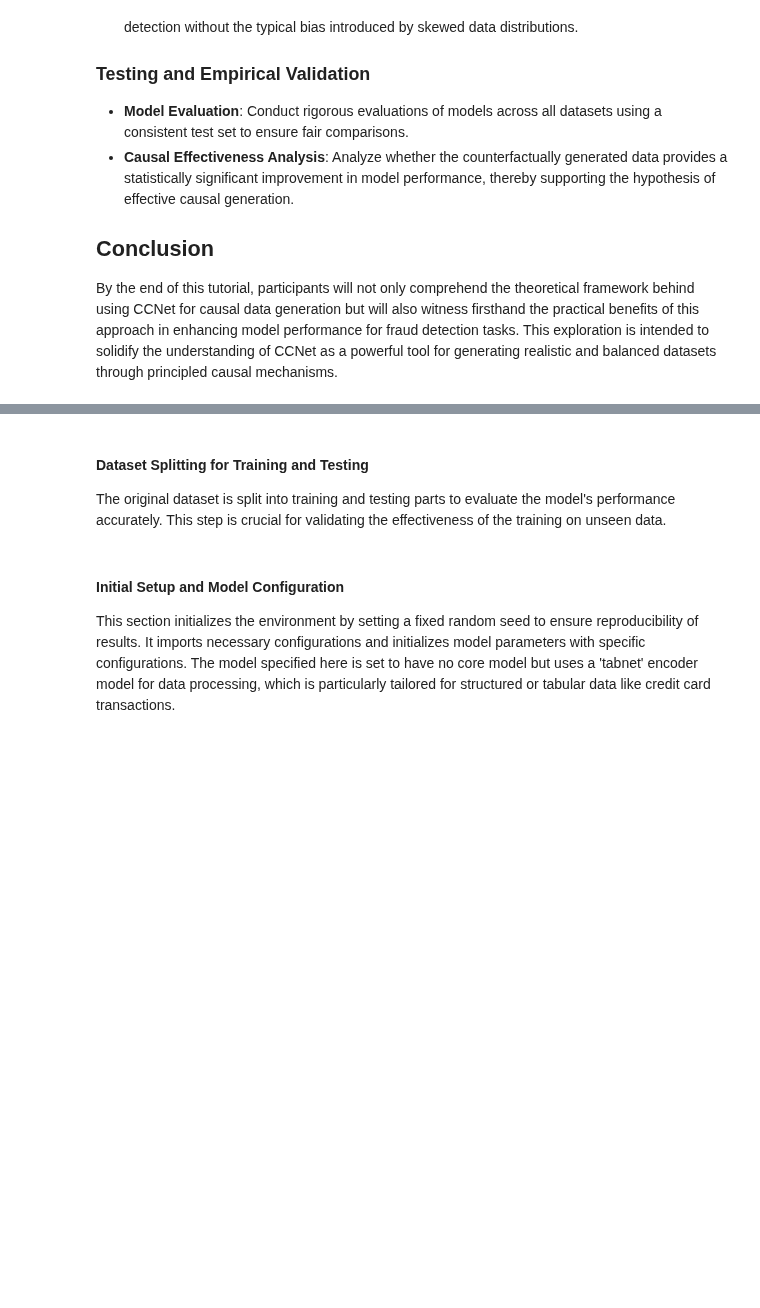
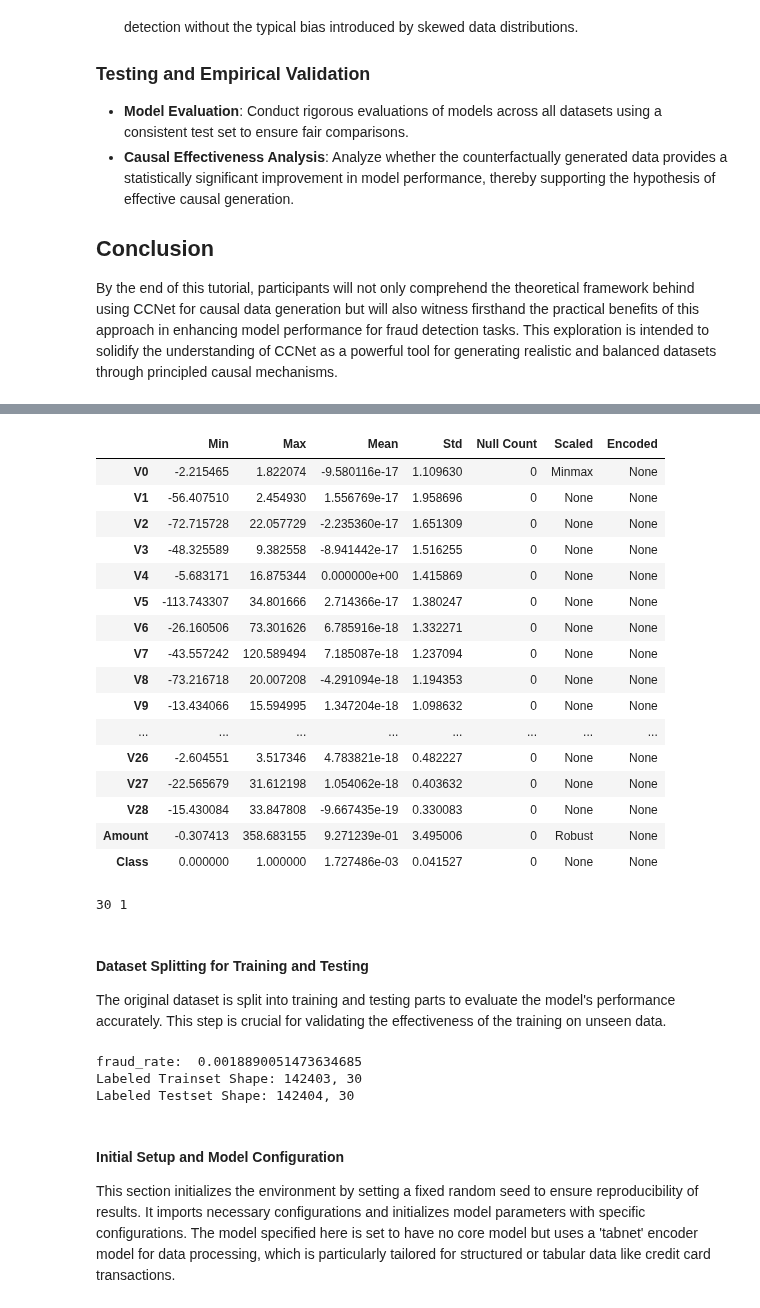
Before and after one commit to ccnets-team/causal-learning, a Jupyter notebook: examples/counter_generate_imbalanced_datasets.ipynb, the cells around one changed output, grey strips where cells are left out. Saved outputs shown, nothing was run; the diff lists cells and outputs as text; code cells hidden in the pictures; blank space fills up the shorter version.

```diff
--- a/examples/counter_generate_imbalanced_datasets.ipynb
+++ b/examples/counter_generate_imbalanced_datasets.ipynb
@@ -54,16 +71,36 @@ print('Frauds', round(df['Class'].value_counts()[1] / len(df) *100,2), '%of the
 # %%
 import torch
-from sklearn.preprocessing import StandardScaler, RobustScaler
 from torch.utils.data import Dataset
 from tools.preprocessing.data_frame import auto_preprocess_dataframe
 
+# convert column name time to v0
+df.rename(columns={'Time': 'V0'}, inplace=True)
 df, description = auto_preprocess_dataframe(df, target_columns=['Class'])
 
 # Calculate the number of features and classes
 num_features = description['num_features']
 num_classes = description['num_classes']
 
 print(num_features, num_classes)
+# %% [output]
+|  | Min | Max | Mean | Std | Null Count | Scaled | Encoded |
+| V0 | -2.215465 | 1.822074 | -9.580116e-17 | 1.109630 | 0 | Minmax | None |
+| V1 | -56.407510 | 2.454930 | 1.556769e-17 | 1.958696 | 0 | None | None |
+| V2 | -72.715728 | 22.057729 | -2.235360e-17 | 1.651309 | 0 | None | None |
+| V3 | -48.325589 | 9.382558 | -8.941442e-17 | 1.516255 | 0 | None | None |
+| V4 | -5.683171 | 16.875344 | 0.000000e+00 | 1.415869 | 0 | None | None |
+| V5 | -113.743307 | 34.801666 | 2.714366e-17 | 1.380247 | 0 | None | None |
+| V6 | -26.160506 | 73.301626 | 6.785916e-18 | 1.332271 | 0 | None | None |
+| V7 | -43.557242 | 120.589494 | 7.185087e-18 | 1.237094 | 0 | None | None |
+| V8 | -73.216718 | 20.007208 | -4.291094e-18 | 1.194353 | 0 | None | None |
+| V9 | -13.434066 | 15.594995 | 1.347204e-18 | 1.098632 | 0 | None | None |
+| ... | ... | ... | ... | ... | ... | ... | ... |
+| V26 | -2.604551 | 3.517346 | 4.783821e-18 | 0.482227 | 0 | None | None |
+| V27 | -22.565679 | 31.612198 | 1.054062e-18 | 0.403632 | 0 | None | None |
+| V28 | -15.430084 | 33.847808 | -9.667435e-19 | 0.330083 | 0 | None | None |
+| Amount | -0.307413 | 358.683155 | 9.271239e-01 | 3.495006 | 0 | Robust | None |
+| Class | 0.000000 | 1.000000 | 1.727486e-03 | 0.041527 | 0 | None | None |
+30 1
 # %%
 
 # Defining the labeled and unlabeled dataset classes
@@ -104,6 +141,10 @@ testset = LabeledDataset(X_test, y_test)     # Test set with proper labels
 # Printing the shapes of the datasets for verification
 print(f"Labeled Trainset Shape: {len(trainset)}, {trainset.x.shape[1]}")
 print(f"Labeled Testset Shape: {len(testset)}, {testset.x.shape[1]}")
+# %% [output]
+fraud_rate:  0.0018890051473634685
+Labeled Trainset Shape: 142403, 30
+Labeled Testset Shape: 142404, 30
 # %% [markdown]
 #### Initial Setup and Model Configuration
 
```
Also changed, not shown: parts of 9 cells of this notebook.
